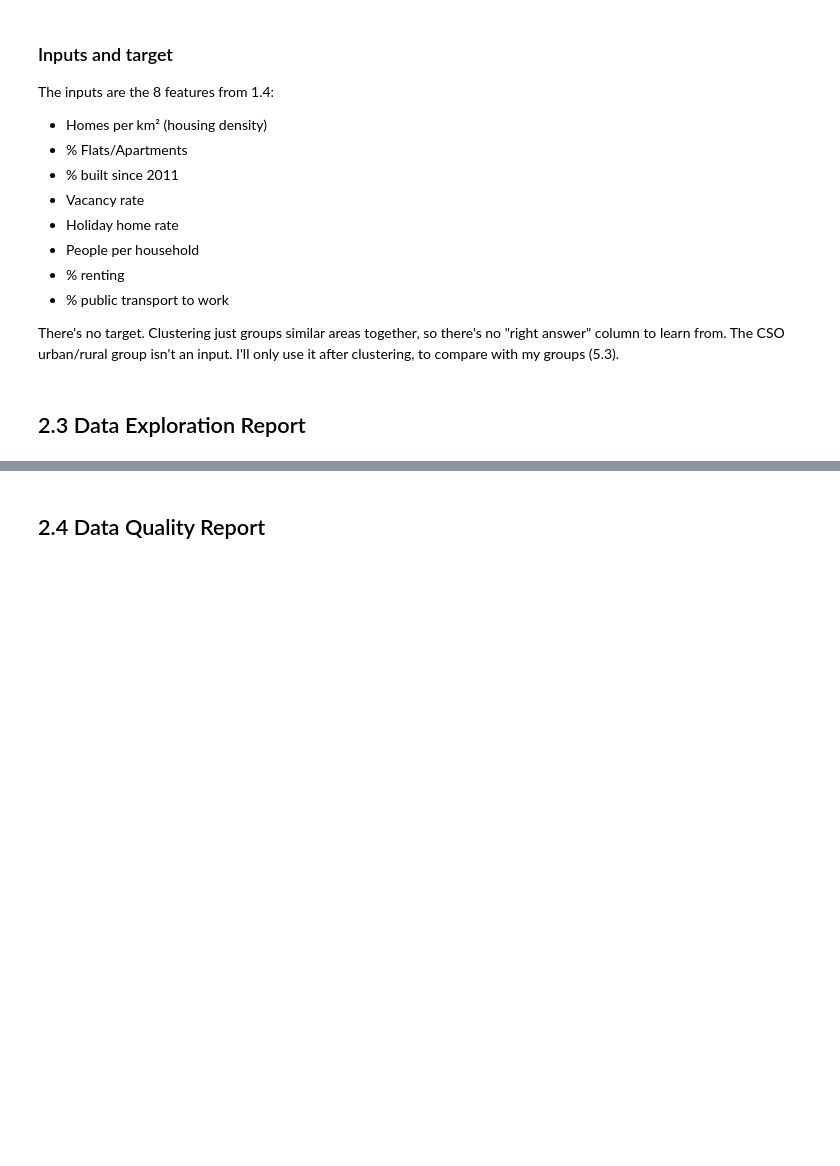
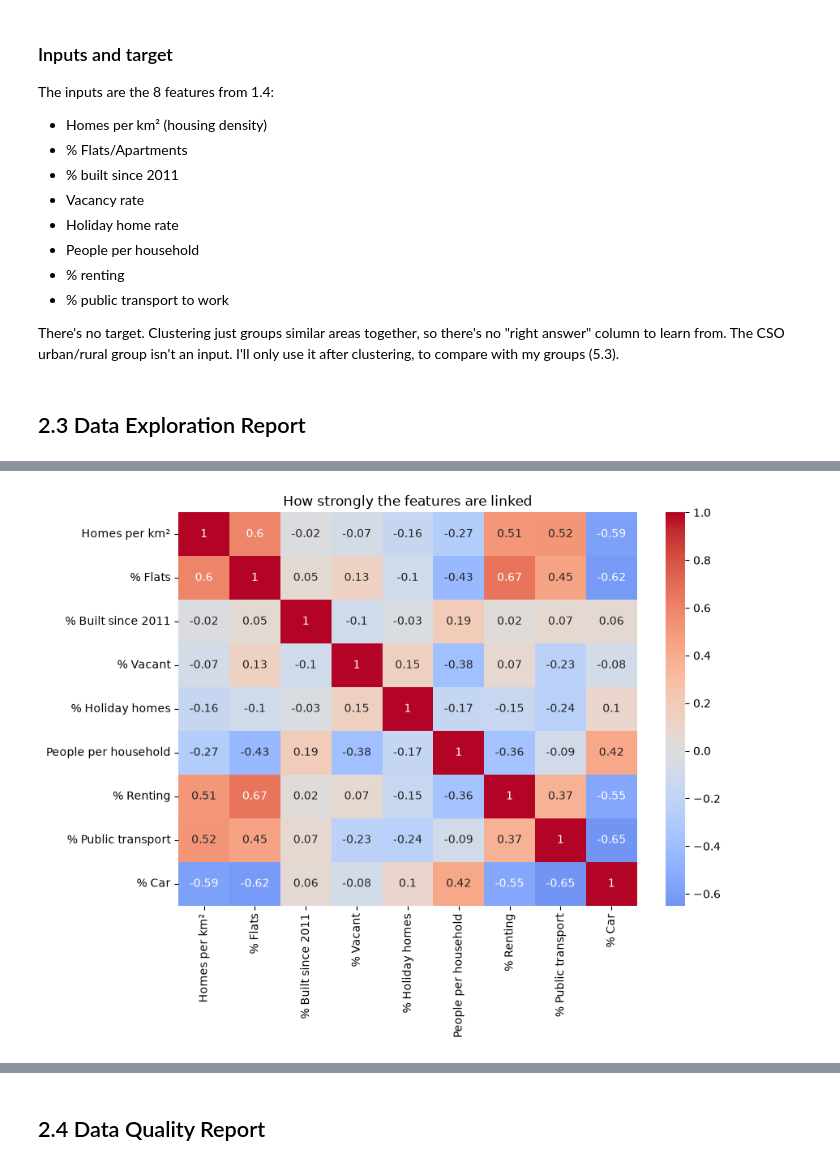
Before and after one commit to SwoopCodes/Data-Analytics_Irish-housing-density, a Jupyter notebook: notebooks/CA2_CRISP_DM_Notebook.ipynb, the cells around one changed output, grey strips where cells are left out. Cells and saved outputs as stored; diff of their text form; code cells hidden in the pictures; blank space fills up the shorter version.

```diff
--- a/notebooks/CA2_CRISP_DM_Notebook.ipynb
+++ b/notebooks/CA2_CRISP_DM_Notebook.ipynb
@@ -401,0 +527,9 @@ There's no target. Clustering just groups similar areas together, so there's no
+# %%
+plt.figure(figsize=(9, 7))
+sns.heatmap(explore[features + ["% Car"]].corr().round(2), annot=True, cmap="coolwarm", center=0)
+plt.title("How strongly the features are linked")
+plt.tight_layout()
+plt.savefig(FIG_DIR / "feature_correlations.png")
+plt.show()
+# %% [output]
+[figure, added]
```
Also changed, not shown: parts of 19 cells of this notebook, 5 other files.
